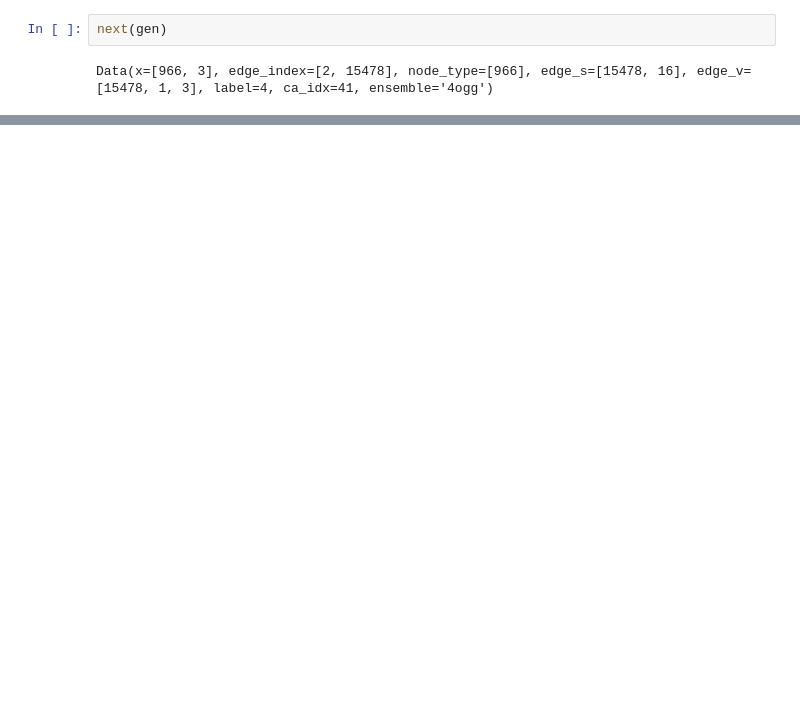
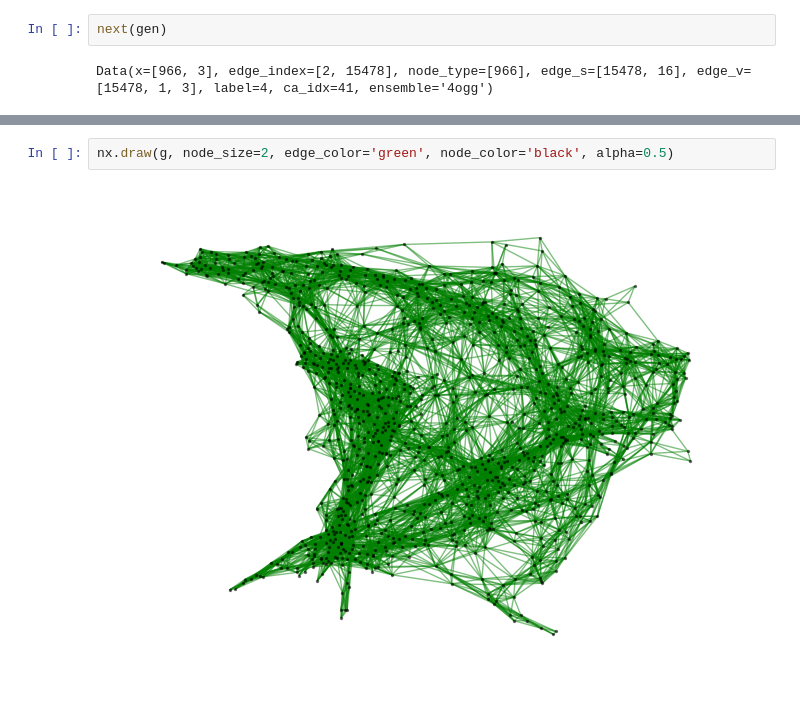
Before and after one commit to semiluna/partIII-amino-acid-prediction, a Jupyter notebook: gvp-antonia/data_visualisation.ipynb, the cells around one changed output, grey strips where cells are left out. Drawn from its saved outputs; the diff is of its cells as text; blank space fills up the shorter version.

```diff
--- a/gvp-antonia/data_visualisation.ipynb
+++ b/gvp-antonia/data_visualisation.ipynb
@@ -51,0 +98,4 @@ Data(x=[1014, 3], edge_index=[2, 15780], node_type=[1014], edge_s=[15780, 16], e
+# %%
+nx.draw(g, node_size=2, edge_color='green', node_color='black', alpha=0.5)
+# %% [output]
+[figure, added]
```
Also changed, not shown: parts of 10 cells of this notebook, 9 other files.
